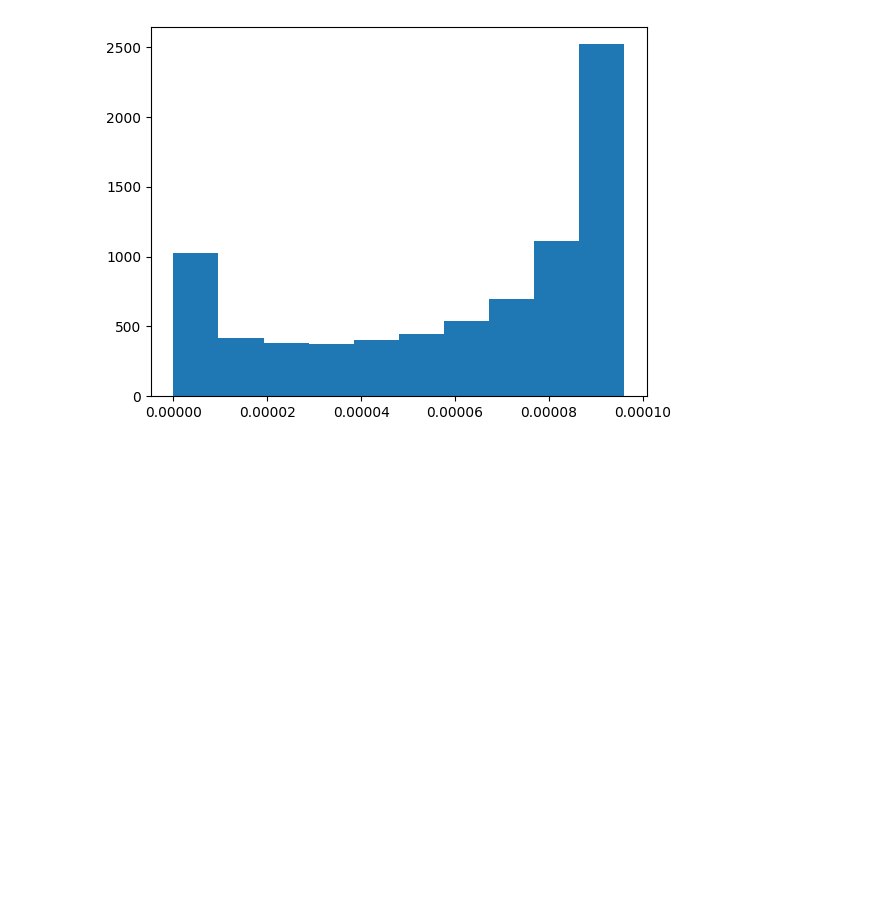
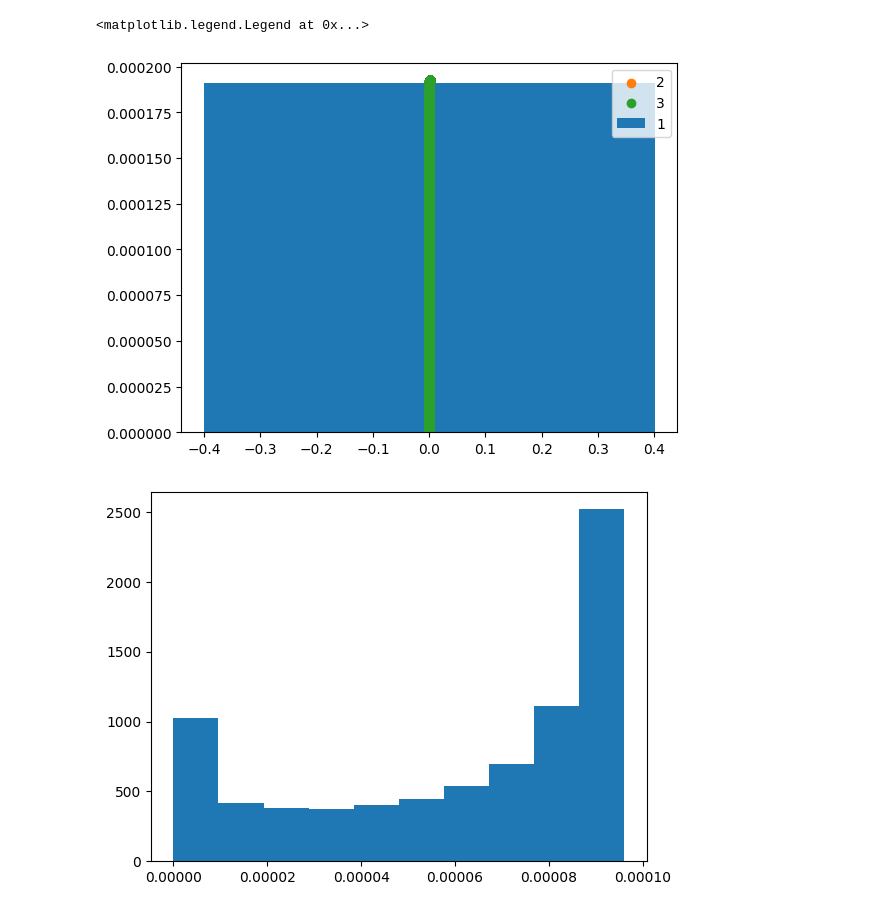
Before and after one commit to Berto70/pod_compastro23, a Jupyter notebook: Fireworks/fireworks_test/scripts/ass_3/test_files.ipynb, the cells around one changed output. Drawn from its saved outputs; the diff is of its cells as text; code cells hidden in the pictures; blank space fills up the shorter version.

```diff
--- a/Fireworks/fireworks_test/scripts/ass_3/test_files.ipynb
+++ b/Fireworks/fireworks_test/scripts/ass_3/test_files.ipynb
@@ -3,11 +3,23 @@ import numpy as np
 import matplotlib.pyplot as plt
 # %%
 path = '/home/bertinelli/pod_compastro23/Fireworks/fireworks_test'
-data = np.load(path + '/data/ass_3/tstep_0.001_e_0.5_rp_0.1.npz')
+data1 = np.load(path + '/data/ass_3/tstep_0.001_e_0.5_rp_0.1.npz')
+data2 = np.load(path + '/data/ass_3/tstep_0.0001_e_0.5_rp_0.1.npz')
+data3 = np.load(path + '/data/ass_3/tstep_1e-05_e_0.5_rp_0.1.npz')
 # %%
 # data_000001 = data['1e-05'][::1000]
 # data_00001 = data['0.0001']
-data_0001 = data['Leapfrog']
+data_001 = data1['RK4']
+data_0001 = data2['RK4']
+data_00001 = data3['RK4']
+# %%
+plt.bar(data_001[:,5], np.abs((data_001[:,4]-data_001[0,4])/(data_001[0,4])), label='1')
+plt.scatter(data_0001[:,5], np.abs((data_0001[:,4]-data_0001[0,4])/(data_0001[0,4])), label='2')
+plt.scatter(data_00001[:,5], np.abs((data_00001[:,4]-data_00001[0,4])/(data_00001[0,4])), label='3')
+plt.legend()
+# %% [output]
+<matplotlib.legend.Legend at 0x...>
+[figure, added]
 # %%
 x = data_0001[:,5]
 y = np.abs((data_0001[:,4]-data_0001[0,4])/(data_0001[0,4]))
```
